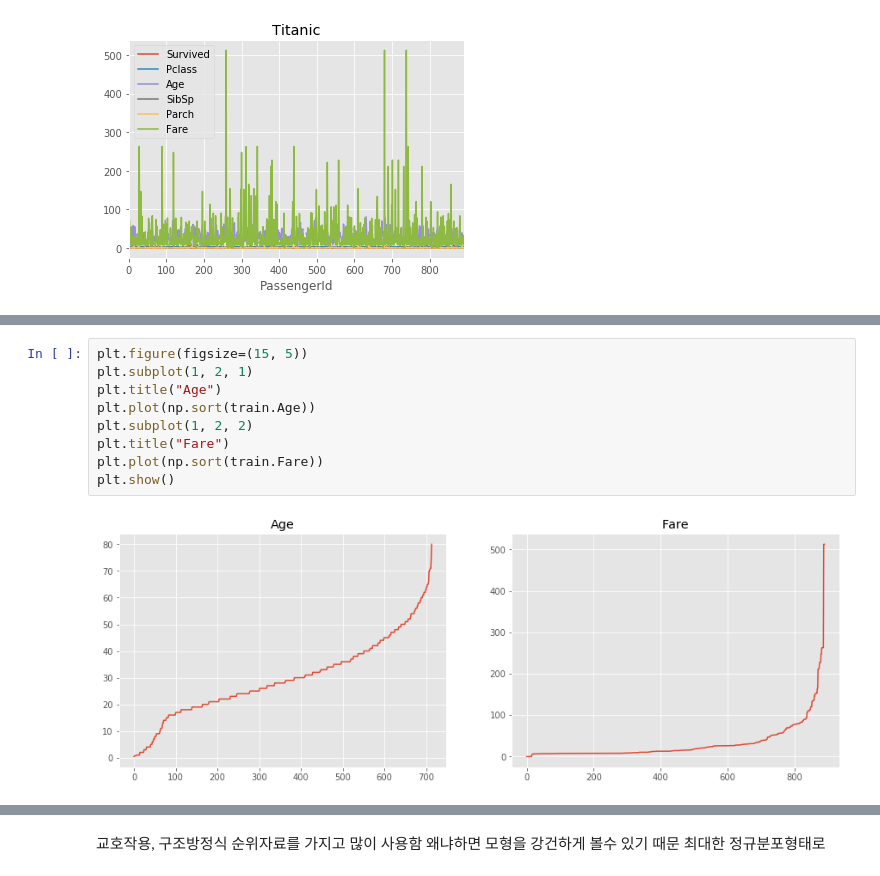
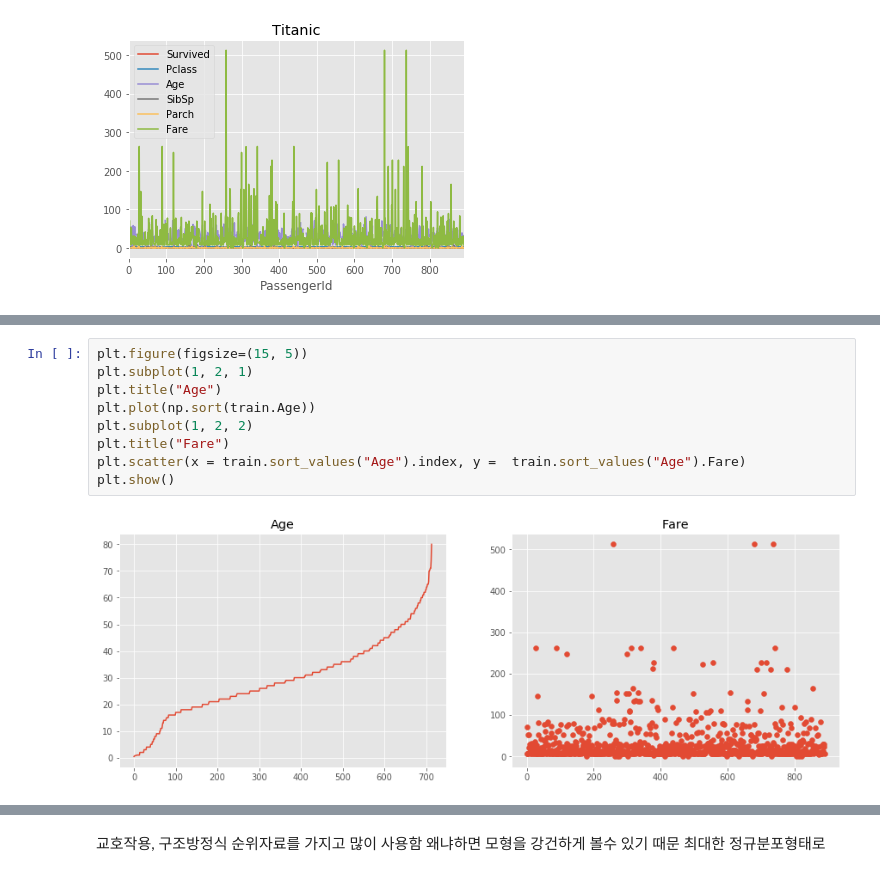
Before and after one commit to DSS-MSY/STUDY, a Jupyter notebook: EDA/titanic/Jee-hun Park EDA titanic.ipynb, the cells around one changed output, grey strips where cells are left out. Saved outputs shown, nothing was run; the diff lists cells and outputs as text.

```diff
--- a/EDA/titanic/Jee-hun Park EDA titanic.ipynb
+++ b/EDA/titanic/Jee-hun Park EDA titanic.ipynb
@@ -78,11 +110,11 @@ plt.show()
 # %%
 plt.figure(figsize=(15, 5))
 plt.subplot(1, 2, 1)
 plt.title("Age")
 plt.plot(np.sort(train.Age))
 plt.subplot(1, 2, 2)
 plt.title("Fare")
-plt.plot(np.sort(train.Fare))
+plt.scatter(x = train.sort_values("Age").index, y =  train.sort_values("Age").Fare)
 plt.show()
 # %% [output]
-[figure, old version]
+[figure, new version]
```
Also changed, not shown: parts of 26 cells of this notebook.
